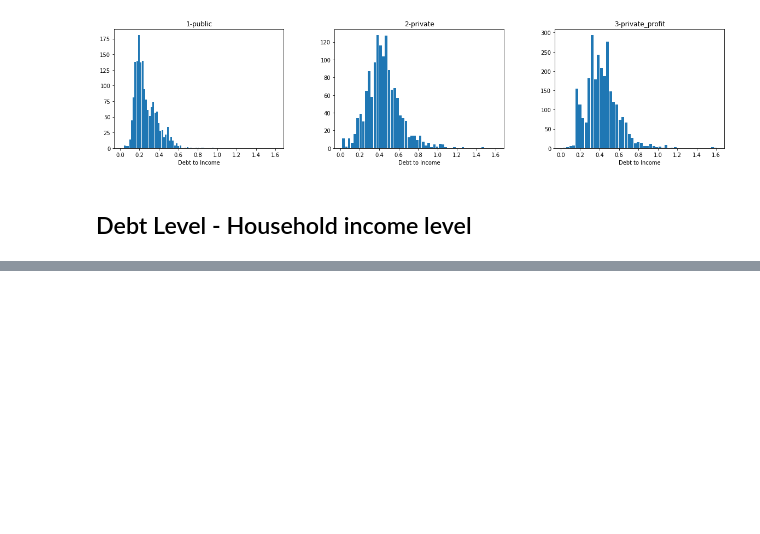
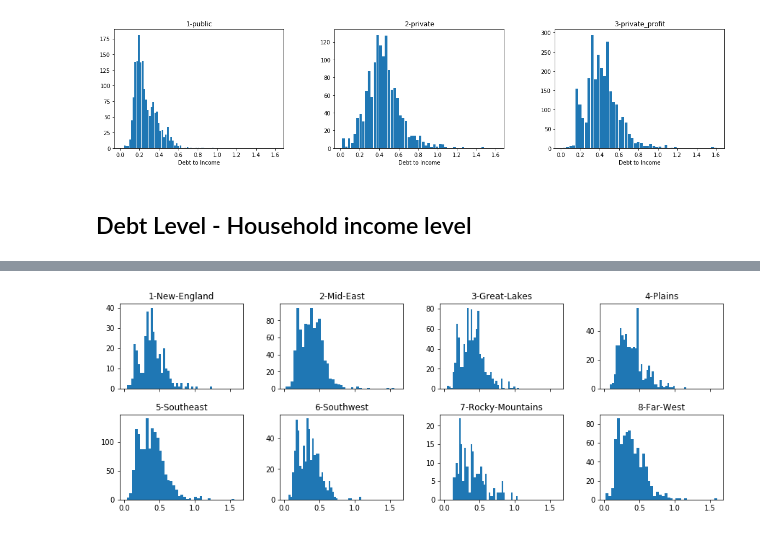
Before and after one commit to Data-Science-Business-Analytics/data-science-business-analytics-final-project, a Jupyter notebook: 00-sandbox.ipynb, the cells around one changed output, grey strips where cells are left out. Saved outputs shown, nothing was run; the diff lists cells and outputs as text; code cells hidden in the pictures; blank space fills up the shorter version.

```diff
--- a/00-sandbox.ipynb
+++ b/00-sandbox.ipynb
@@ -333,0 +174,43 @@ top_features[:20]
+# %%
+# 0-U.S. Service Schools
+# 1-New England (CT, ME, MA, NH, RI, VT)
+# 2-Mid East (DE, DC, MD, NJ, NY, PA)
+# 3-Great Lakes (IL, IN, MI, OH, WI)
+# 4-Plains (IA, KS, MN, MO, NE, ND, SD)
+# 5-Southeast (AL, AR, FL, GA, KY, LA, MS, NC, SC, TN, VA, WV)
+# 6-Southwest (AZ, NM, OK, TX)
+# 7-Rocky Mountains (CO, ID, MT, UT, WY)
+# 8-Far West (AK, CA, HI, NV, OR, WA)
+# 9-Outlying Areas (AS, FM, GU, MH, MP, PR, PW, VI)
+
+data = {
+#     '0-Service-Schools': df.loc[df['REGION'] == 0]['debt_to_income'],
+    '1-New-England': df.loc[df['REGION'] == 1]['debt_to_income'],
+    '2-Mid-East': df.loc[df['REGION'] == 2]['debt_to_income'],
+    '3-Great-Lakes': df.loc[df['REGION'] == 3]['debt_to_income'],
+    '4-Plains': df.loc[df['REGION'] == 4]['debt_to_income'],
+    '5-Southeast': df.loc[df['REGION'] == 5]['debt_to_income'],
+    '6-Southwest': df.loc[df['REGION'] == 6]['debt_to_income'],
+    '7-Rocky-Mountains': df.loc[df['REGION'] == 7]['debt_to_income'],
+    '8-Far-West': df.loc[df['REGION'] == 8]['debt_to_income'],
+#     '9-Outlying-Areas': df.loc[df['REGION'] == 9]['debt_to_income'],
+}
+df_region = pd.DataFrame(data)
+# %%
+bins = 40
+ax = df_region.hist(
+    bins=bins,
+    grid=False,
+    figsize=(15,5),
+    layout=(2,4),
+    sharex=True,
+#     range=(0,1.5),
+#     color='#86bf91',
+#     zorder=2,
+#     rwidth=0.9
+)
+ax = ax[0]
+for x in ax:
+    x.set_xlabel('Debt to Income')
+# %% [output]
+[figure, added]
```
Also changed, not shown: parts of 54 cells of this notebook, 2 other files.
